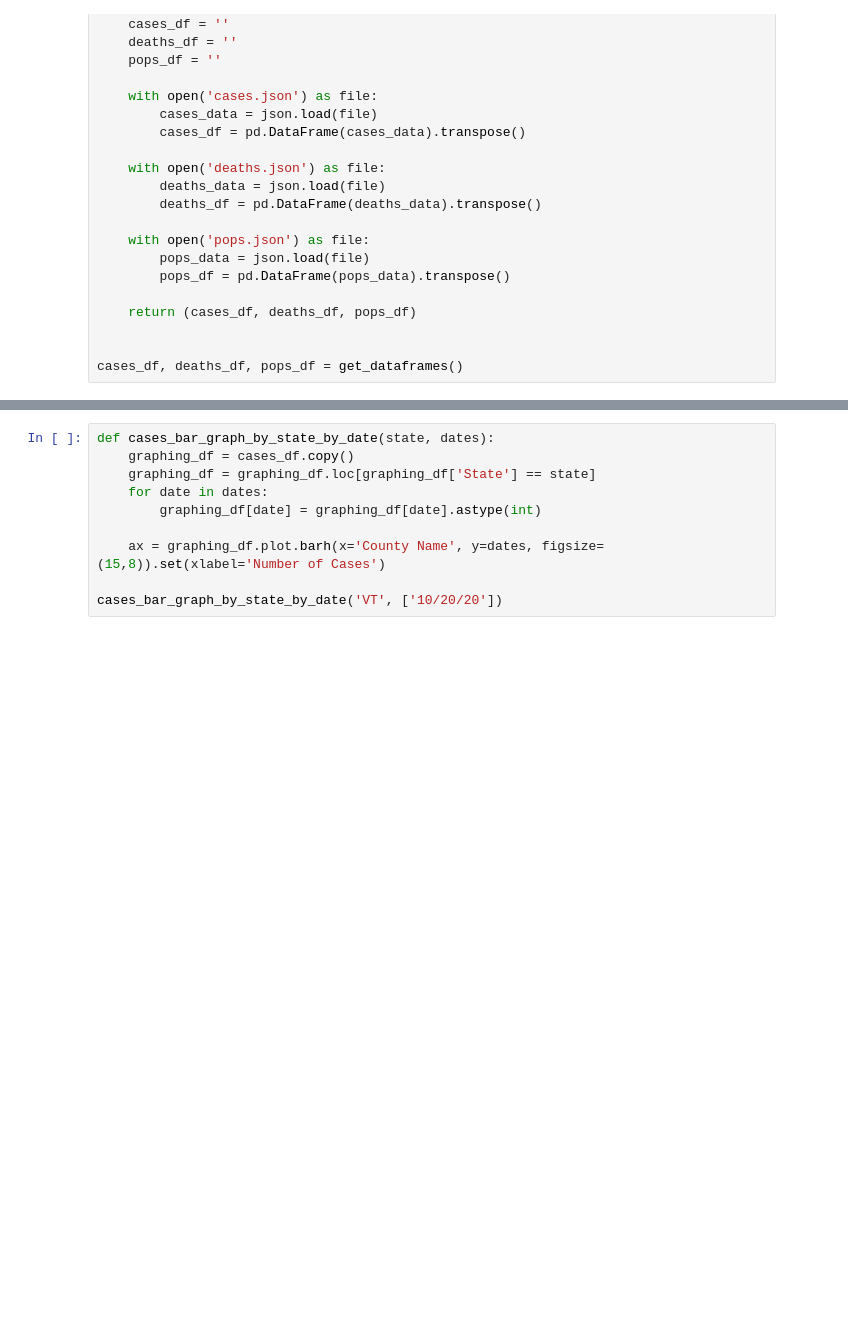
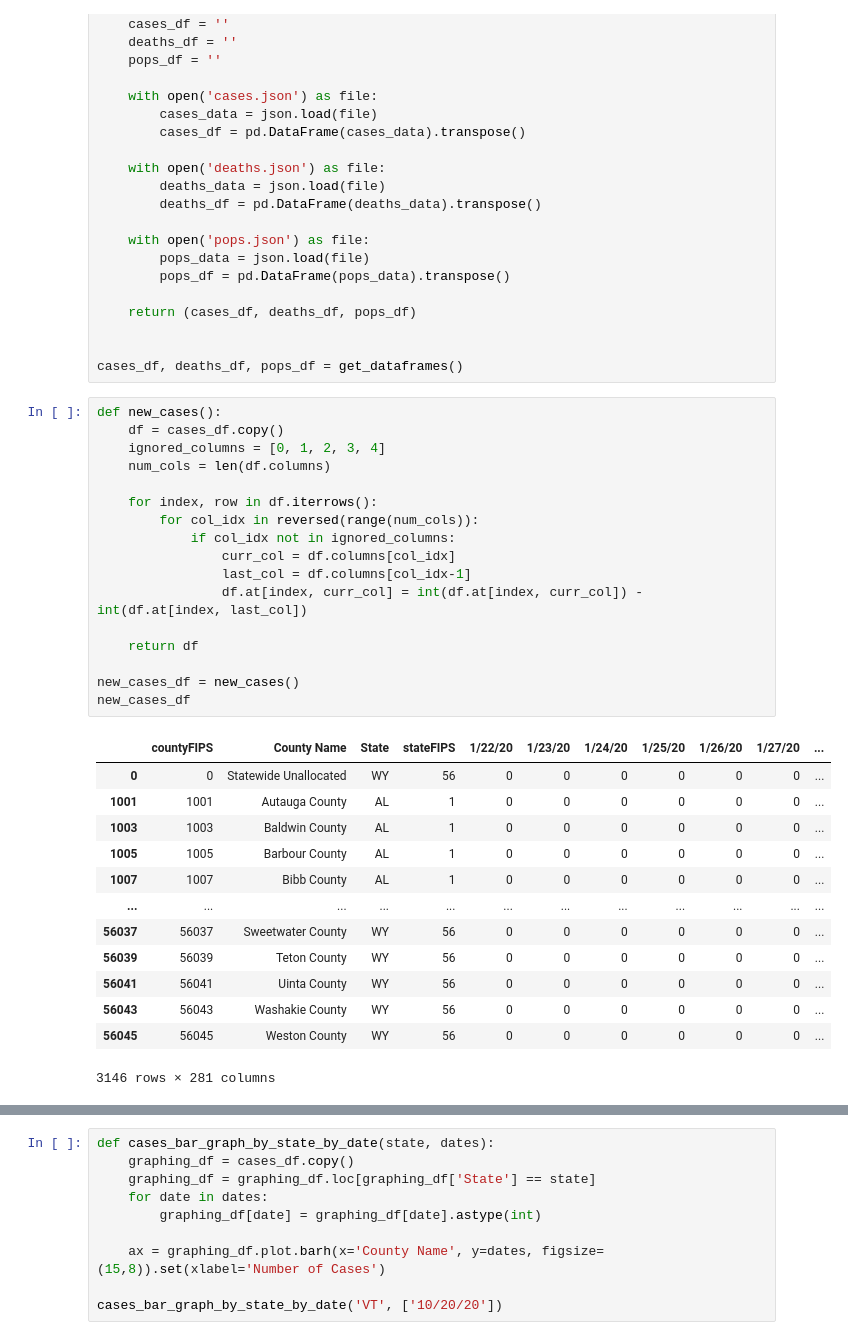
Before and after one commit to DeanTown/COVID19-Spread-Machine-Learning, a Jupyter notebook: GetNewData.ipynb, the cells around one changed output, grey strips where cells are left out. Drawn from its saved outputs; the diff is of its cells as text; blank space fills up the shorter version.

Commit message:
New cases and new deaths dataframes.

```diff
--- a/GetNewData.ipynb
+++ b/GetNewData.ipynb
@@ -77,3 +78,34 @@ def get_dataframes():
 
 
 cases_df, deaths_df, pops_df = get_dataframes()
+# %%
+def new_cases():
+    df = cases_df.copy()
+    ignored_columns = [0, 1, 2, 3, 4]
+    num_cols = len(df.columns)
+
+    for index, row in df.iterrows():
+        for col_idx in reversed(range(num_cols)):
+            if col_idx not in ignored_columns:
+                curr_col = df.columns[col_idx]
+                last_col = df.columns[col_idx-1]
+                df.at[index, curr_col] = int(df.at[index, curr_col]) - int(df.at[index, last_col])
+
+    return df
+
+new_cases_df = new_cases()
+new_cases_df
+# %% [output]
+|  | ﻿countyFIPS | County Name | State | stateFIPS | 1/22/20 | 1/23/20 | 1/24/20 | 1/25/20 | 1/26/20 | 1/27/20 | ... |
+| 0 | 0 | Statewide Unallocated | WY | 56 | 0 | 0 | 0 | 0 | 0 | 0 | ... |
+| 1001 | 1001 | Autauga County | AL | 1 | 0 | 0 | 0 | 0 | 0 | 0 | ... |
+| 1003 | 1003 | Baldwin County | AL | 1 | 0 | 0 | 0 | 0 | 0 | 0 | ... |
+| 1005 | 1005 | Barbour County | AL | 1 | 0 | 0 | 0 | 0 | 0 | 0 | ... |
+| 1007 | 1007 | Bibb County | AL | 1 | 0 | 0 | 0 | 0 | 0 | 0 | ... |
+| ... | ... | ... | ... | ... | ... | ... | ... | ... | ... | ... | ... |
+| 56037 | 56037 | Sweetwater County | WY | 56 | 0 | 0 | 0 | 0 | 0 | 0 | ... |
+| 56039 | 56039 | Teton County | WY | 56 | 0 | 0 | 0 | 0 | 0 | 0 | ... |
+| 56041 | 56041 | Uinta County | WY | 56 | 0 | 0 | 0 | 0 | 0 | 0 | ... |
+| 56043 | 56043 | Washakie County | WY | 56 | 0 | 0 | 0 | 0 | 0 | 0 | ... |
+| 56045 | 56045 | Weston County | WY | 56 | 0 | 0 | 0 | 0 | 0 | 0 | ... |
+3146 rows × 281 columns
```
Also changed, not shown: parts of 2 cells of this notebook, 2 other files.
